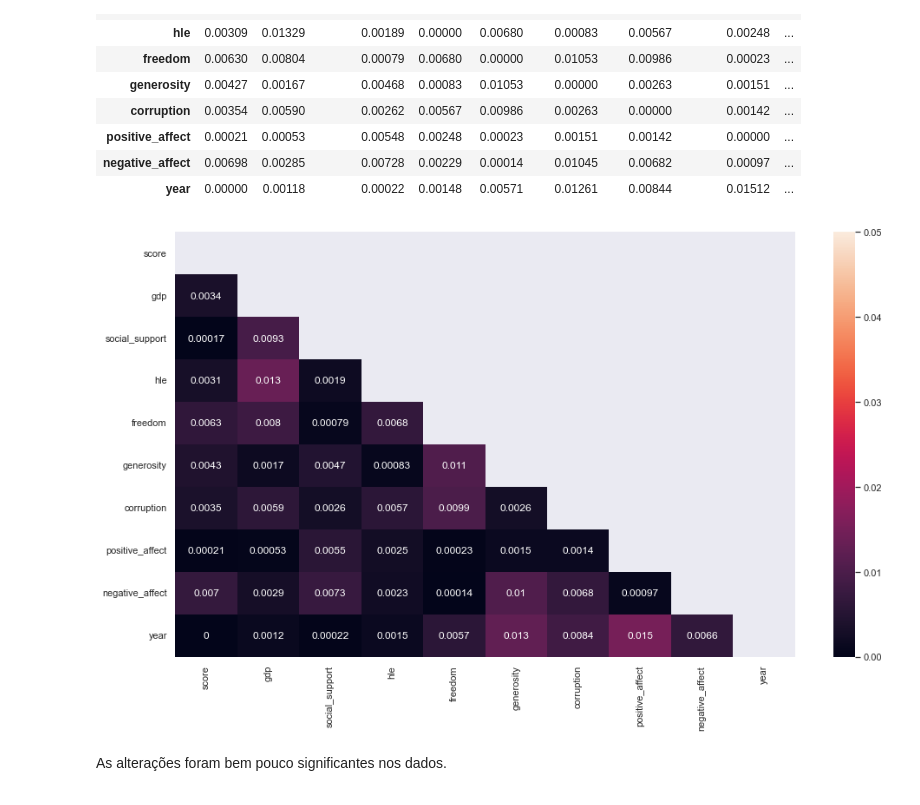
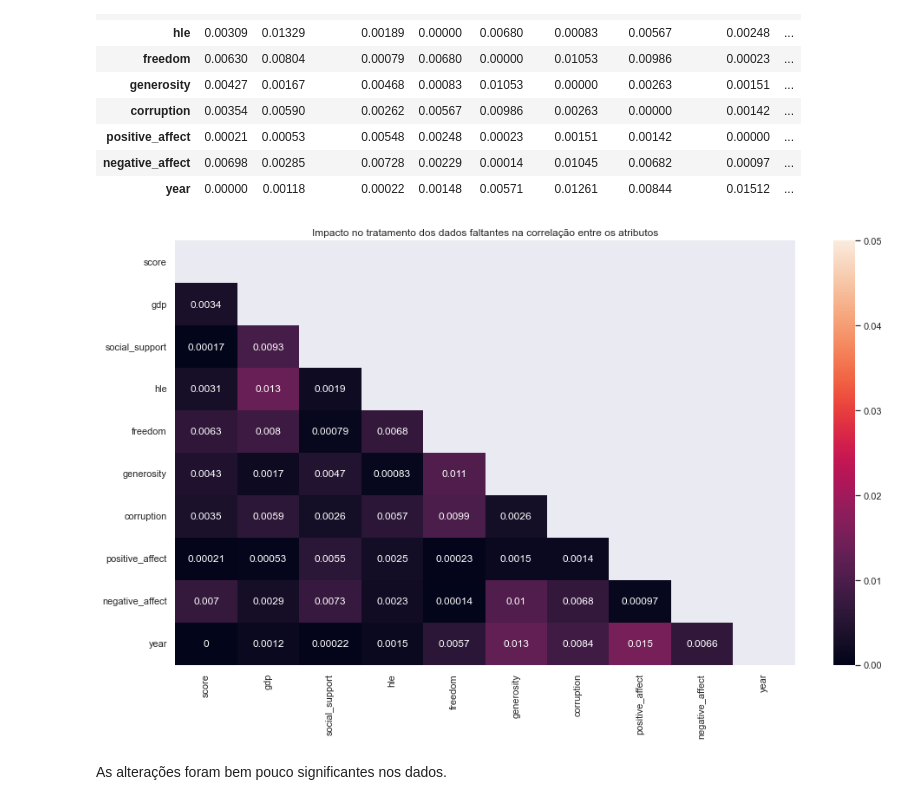
Before and after one commit to SalatielBairros/world-happiness-report, a Jupyter notebook: analysis/MissingData.ipynb, the cells around one changed output. Cells and saved outputs as stored; diff of their text form; code cells hidden in the pictures.

```diff
--- a/analysis/MissingData.ipynb
+++ b/analysis/MissingData.ipynb
@@ -1179,10 +1179,11 @@ np.around(np.absolute(dataset_corrigido.corr() - dataset_anterior.corr()), decim
 # %%
 sns.set(rc={'figure.figsize':(16,9)})
 difference = np.around(np.absolute(dataset_corrigido.corr() - dataset_anterior.corr()), decimals=5)
 matrix_mask = np.triu(np.ones_like(difference))
 sns.heatmap(difference, annot=True, vmin=0, vmax=0.05, mask=matrix_mask)
+plt.title("Impacto no tratamento dos dados faltantes na correlação entre os atributos")
 plt.show()
 # %% [output]
-[figure, old version]
+[figure, new version]
 # %% [markdown]
 As alterações foram bem pouco significantes nos dados.
```
Also changed, not shown: 4 other files.
